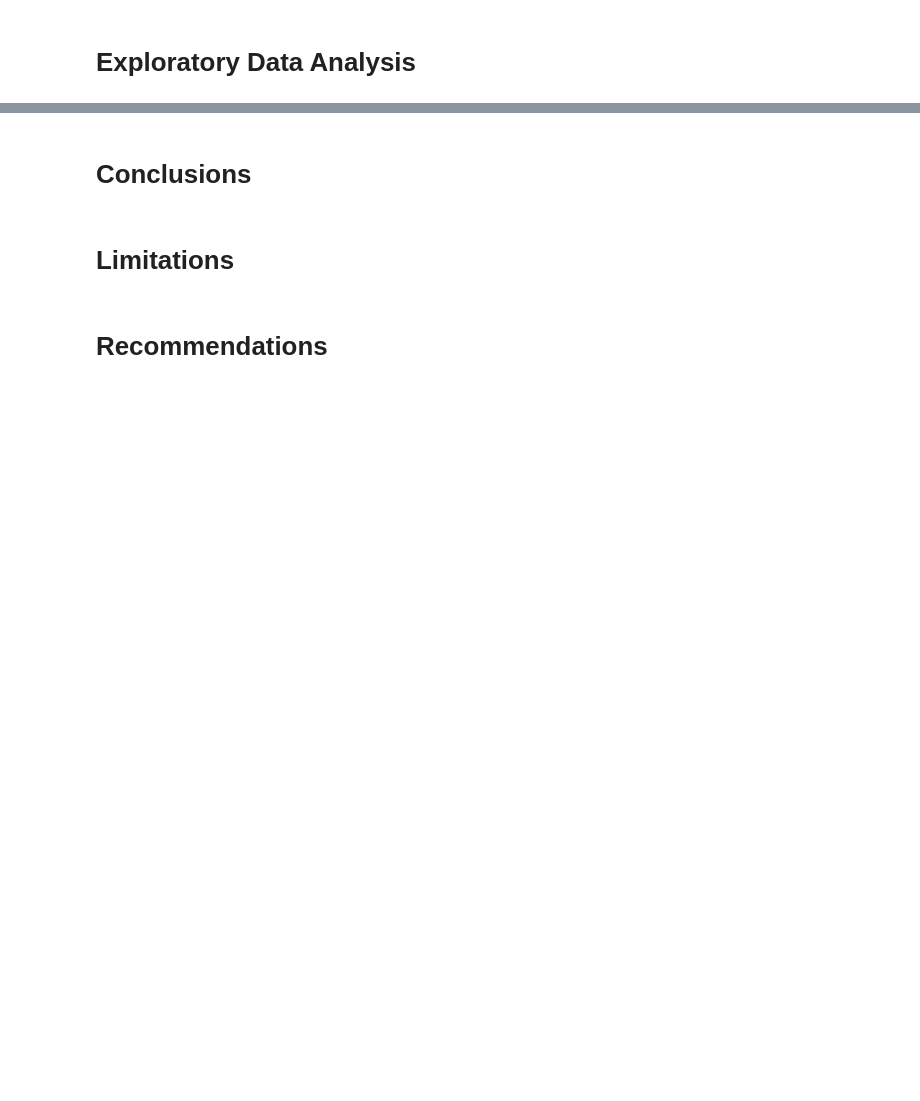
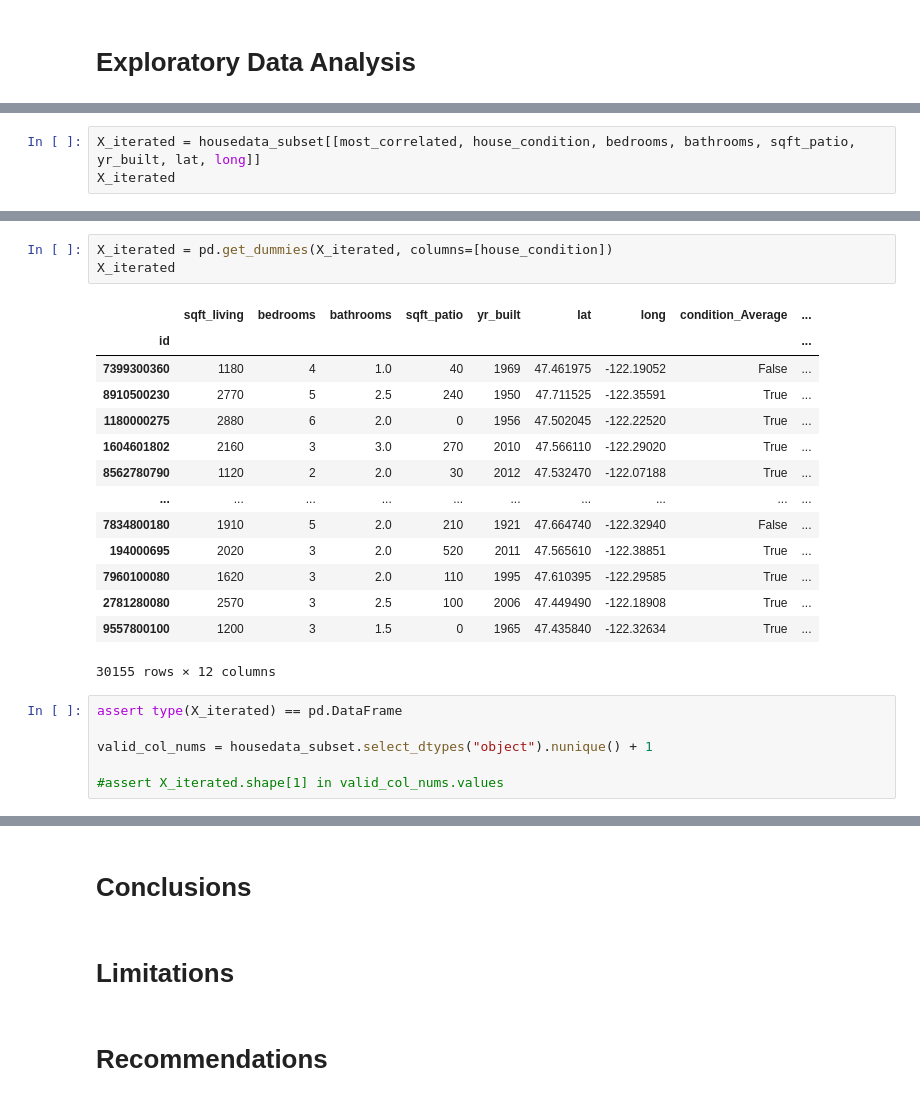
Before and after one commit to lpb3393/Home_Renovations, a Jupyter notebook: Home Renovations.ipynb, the cells around one changed output, grey strips where cells are left out. Cells and saved outputs as stored; diff of their text form; blank space fills up the shorter version.

```diff
--- a/Home Renovations.ipynb
+++ b/Home Renovations.ipynb
@@ -8,0 +227,3 @@
+# %%
+X_iterated = housedata_subset[[most_correlated, house_condition, bedrooms, bathrooms, sqft_patio, yr_built, lat, long]]
+X_iterated
@@ -8,0 +245,24 @@
+# %%
+X_iterated = pd.get_dummies(X_iterated, columns=[house_condition])
+X_iterated
+# %% [output]
+|  | sqft_living | bedrooms | bathrooms | sqft_patio | yr_built | lat | long | condition_Average | ... |
+| id |  |  |  |  |  |  |  |  | ... |
+| 7399300360 | 1180 | 4 | 1.0 | 40 | 1969 | 47.461975 | -122.19052 | False | ... |
+| 8910500230 | 2770 | 5 | 2.5 | 240 | 1950 | 47.711525 | -122.35591 | True | ... |
+| 1180000275 | 2880 | 6 | 2.0 | 0 | 1956 | 47.502045 | -122.22520 | True | ... |
+| 1604601802 | 2160 | 3 | 3.0 | 270 | 2010 | 47.566110 | -122.29020 | True | ... |
+| 8562780790 | 1120 | 2 | 2.0 | 30 | 2012 | 47.532470 | -122.07188 | True | ... |
+| ... | ... | ... | ... | ... | ... | ... | ... | ... | ... |
+| 7834800180 | 1910 | 5 | 2.0 | 210 | 1921 | 47.664740 | -122.32940 | False | ... |
+| 194000695 | 2020 | 3 | 2.0 | 520 | 2011 | 47.565610 | -122.38851 | True | ... |
+| 7960100080 | 1620 | 3 | 2.0 | 110 | 1995 | 47.610395 | -122.29585 | True | ... |
+| 2781280080 | 2570 | 3 | 2.5 | 100 | 2006 | 47.449490 | -122.18908 | True | ... |
+| 9557800100 | 1200 | 3 | 1.5 | 0 | 1965 | 47.435840 | -122.32634 | True | ... |
+30155 rows × 12 columns
+# %%
+assert type(X_iterated) == pd.DataFrame
+
+valid_col_nums = housedata_subset.select_dtypes("object").nunique() + 1
+
+#assert X_iterated.shape[1] in valid_col_nums.values
```
Also changed, not shown: parts of 25 cells of this notebook.
